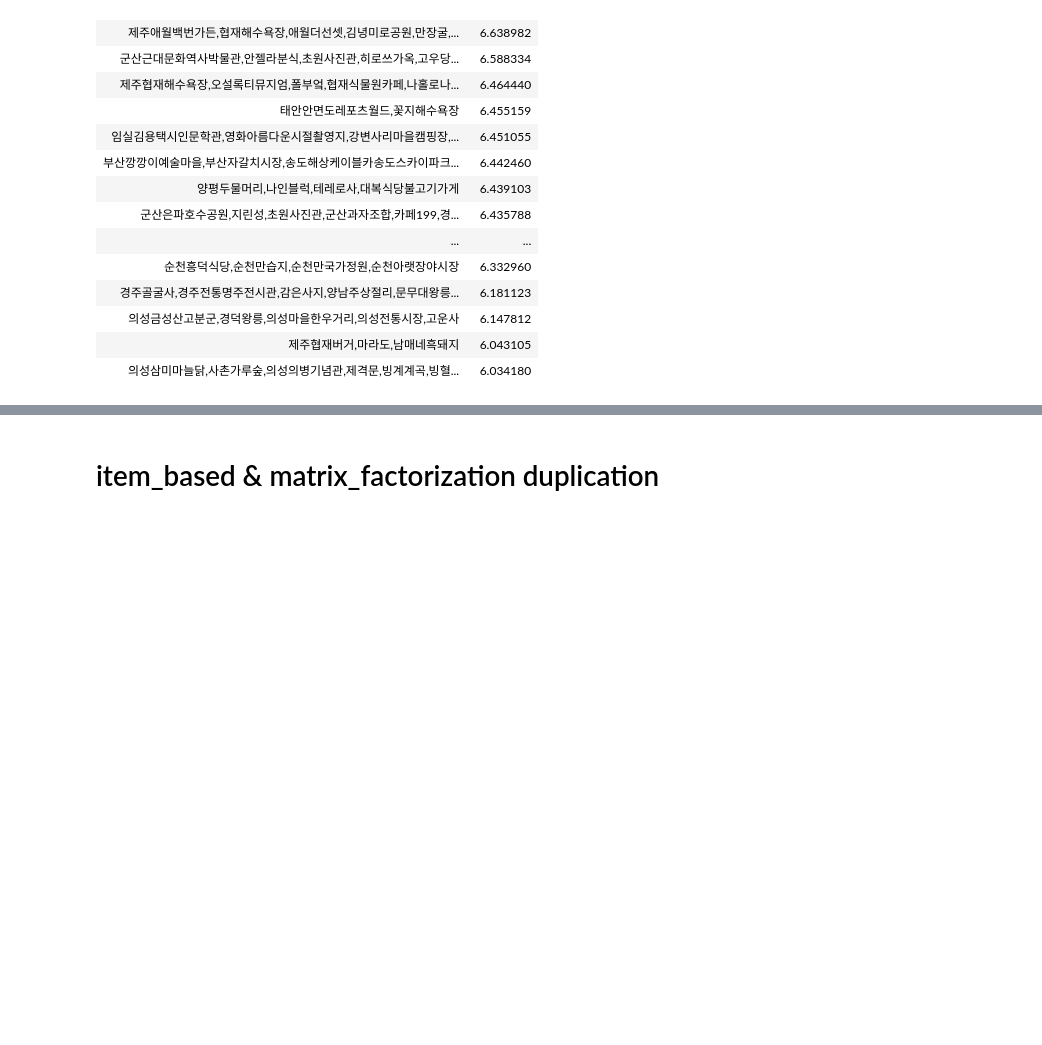
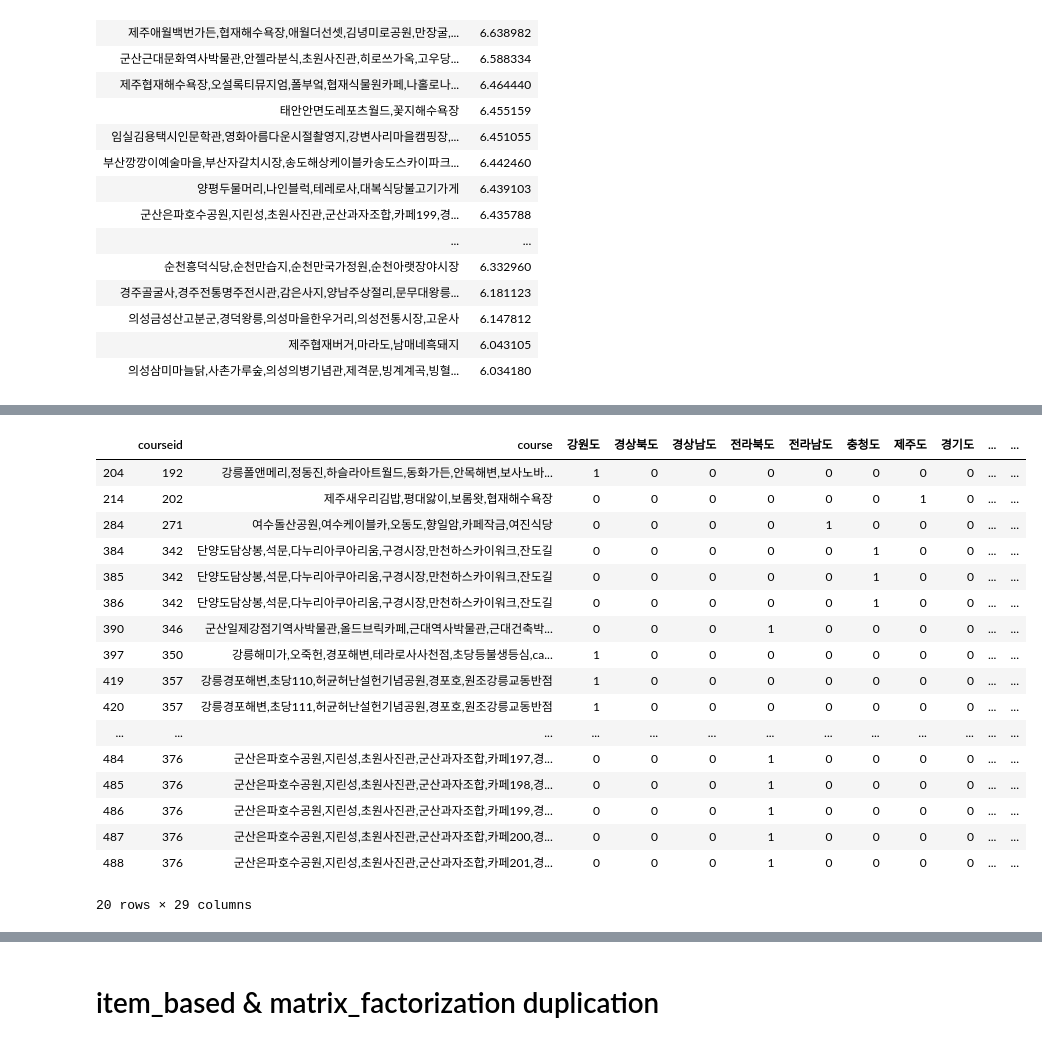
Before and after one commit to sooyeon-go/Trip-recommendation-App, a Jupyter notebook: recommendation_code/final.ipynb, the cells around one changed output, grey strips where cells are left out. Drawn from its saved outputs; the diff is of its cells as text; code cells hidden in the pictures; blank space fills up the shorter version.

```diff
--- a/recommendation_code/final.ipynb
+++ b/recommendation_code/final.ipynb
@@ -354,0 +446,3 @@ matrix_recomm_course
+# %%
+userProfile = result_detail.transpose().dot(result_df['rating'])
+userProfile
@@ -354,0 +463,4 @@ matrix_recomm_course
+# %%
+courseTable = course_df.set_index(course_df['courseid'])
+courseTable = courseTable[['특색', '물', '나무', '유적지', '맛집여행', '호캉스', '감성카페', '애견동반ㅇ', '봄', '여름', '가을', '겨울']]
+courseTable.head()
@@ -354,0 +475,3 @@ matrix_recomm_course
+# %%
+recoTable_df = ((courseTable * userProfile).sum(axis = 1)) / (userProfile.sum())
+recoTable_df.head()
@@ -354,0 +486,3 @@ matrix_recomm_course
+# %%
+recoTable_df = recoTable_df.sort_values(ascending = False) # 내림차순
+recoTable_df
@@ -354,0 +503,22 @@ matrix_recomm_course
+# %%
+rank = course_df.loc[course_df['courseid'].isin(recoTable_df.head(20).keys())]
+rank
+# %% [output]
+|  | courseid | course | 강원도 | 경상북도 | 경상남도 | 전라북도 | 전라남도 | 충청도 | 제주도 | 경기도 | ... | ... |
+| 204 | 192 | 강릉폴앤메리,정동진,하슬라아트월드,동화가든,안목해변,보사노바... | 1 | 0 | 0 | 0 | 0 | 0 | 0 | 0 | ... | ... |
+| 214 | 202 | 제주새우리김밥,평대앓이,보롬왓,협재해수욕장 | 0 | 0 | 0 | 0 | 0 | 0 | 1 | 0 | ... | ... |
+| 284 | 271 | 여수돌산공원,여수케이블카,오동도,향일암,카페작금,여진식당 | 0 | 0 | 0 | 0 | 1 | 0 | 0 | 0 | ... | ... |
+| 384 | 342 | 단양도담상봉,석문,다누리아쿠아리움,구경시장,만천하스카이워크,잔도길 | 0 | 0 | 0 | 0 | 0 | 1 | 0 | 0 | ... | ... |
+| 385 | 342 | 단양도담상봉,석문,다누리아쿠아리움,구경시장,만천하스카이워크,잔도길 | 0 | 0 | 0 | 0 | 0 | 1 | 0 | 0 | ... | ... |
+| 386 | 342 | 단양도담상봉,석문,다누리아쿠아리움,구경시장,만천하스카이워크,잔도길 | 0 | 0 | 0 | 0 | 0 | 1 | 0 | 0 | ... | ... |
+| 390 | 346 | 군산일제강점기역사박물관,올드브릭카페,근대역사박물관,근대건축박... | 0 | 0 | 0 | 1 | 0 | 0 | 0 | 0 | ... | ... |
+| 397 | 350 | 강릉해미가,오죽헌,경포해변,테라로사사천점,초당등불생등심,ca... | 1 | 0 | 0 | 0 | 0 | 0 | 0 | 0 | ... | ... |
+| 419 | 357 | 강릉경포해변,초당110,허균허난설헌기념공원,경포호,원조강릉교동반점 | 1 | 0 | 0 | 0 | 0 | 0 | 0 | 0 | ... | ... |
+| 420 | 357 | 강릉경포해변,초당111,허균허난설헌기념공원,경포호,원조강릉교동반점 | 1 | 0 | 0 | 0 | 0 | 0 | 0 | 0 | ... | ... |
+| ... | ... | ... | ... | ... | ... | ... | ... | ... | ... | ... | ... | ... |
+| 484 | 376 | 군산은파호수공원,지린성,초원사진관,군산과자조합,카페197,경... | 0 | 0 | 0 | 1 | 0 | 0 | 0 | 0 | ... | ... |
+| 485 | 376 | 군산은파호수공원,지린성,초원사진관,군산과자조합,카페198,경... | 0 | 0 | 0 | 1 | 0 | 0 | 0 | 0 | ... | ... |
+| 486 | 376 | 군산은파호수공원,지린성,초원사진관,군산과자조합,카페199,경... | 0 | 0 | 0 | 1 | 0 | 0 | 0 | 0 | ... | ... |
+| 487 | 376 | 군산은파호수공원,지린성,초원사진관,군산과자조합,카페200,경... | 0 | 0 | 0 | 1 | 0 | 0 | 0 | 0 | ... | ... |
+| 488 | 376 | 군산은파호수공원,지린성,초원사진관,군산과자조합,카페201,경... | 0 | 0 | 0 | 1 | 0 | 0 | 0 | 0 | ... | ... |
+20 rows × 29 columns
```
Also changed, not shown: parts of 19 cells of this notebook.
